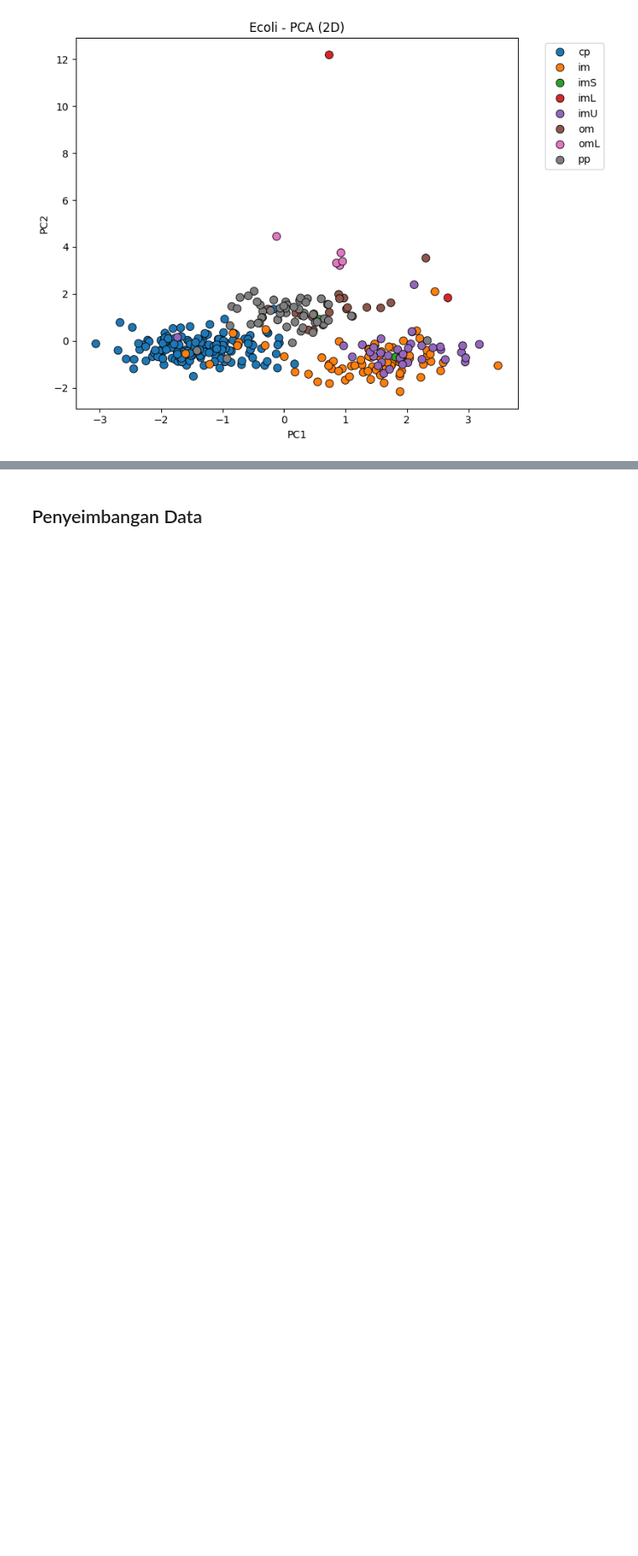
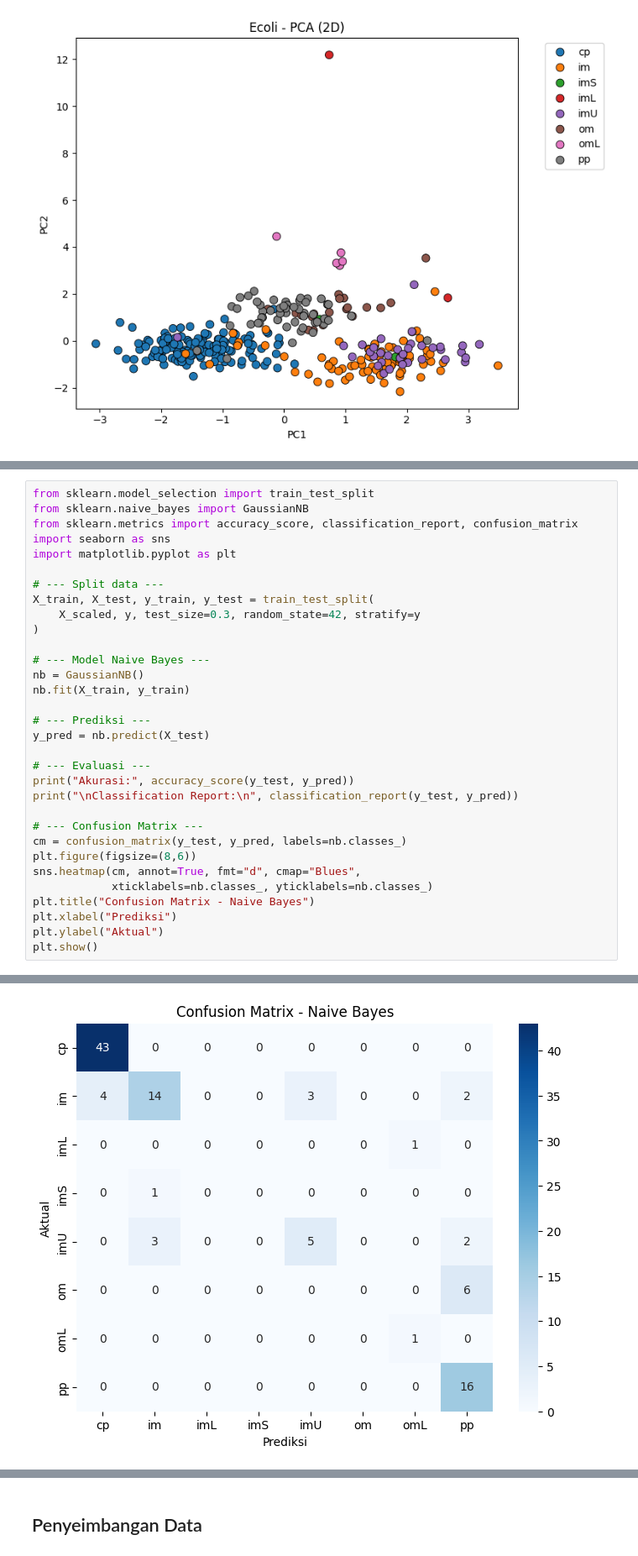
Before and after one commit to AmeliaSafitri/PSD, a Jupyter notebook: _sources/Penyeimbangan_dataset.ipynb, the cells around one changed output, grey strips where cells are left out. Shown at 84% size. Cells and saved outputs as stored; diff of their text form; blank space fills up the shorter version.

```diff
--- a/_sources/Penyeimbangan_dataset.ipynb
+++ b/_sources/Penyeimbangan_dataset.ipynb
@@ -133,0 +177,33 @@ plt.show()
+# %%
+from sklearn.model_selection import train_test_split
+from sklearn.naive_bayes import GaussianNB
+from sklearn.metrics import accuracy_score, classification_report, confusion_matrix
+import seaborn as sns
+import matplotlib.pyplot as plt
+
+# --- Split data ---
+X_train, X_test, y_train, y_test = train_test_split(
+    X_scaled, y, test_size=0.3, random_state=42, stratify=y
+)
+
+# --- Model Naive Bayes ---
+nb = GaussianNB()
+nb.fit(X_train, y_train)
+
+# --- Prediksi ---
+y_pred = nb.predict(X_test)
+
+# --- Evaluasi ---
+print("Akurasi:", accuracy_score(y_test, y_pred))
+print("\nClassification Report:\n", classification_report(y_test, y_pred))
+
+# --- Confusion Matrix ---
+cm = confusion_matrix(y_test, y_pred, labels=nb.classes_)
+plt.figure(figsize=(8,6))
+sns.heatmap(cm, annot=True, fmt="d", cmap="Blues",
+            xticklabels=nb.classes_, yticklabels=nb.classes_)
+plt.title("Confusion Matrix - Naive Bayes")
+plt.xlabel("Prediksi")
+plt.ylabel("Aktual")
+plt.show()
+# %% [output]
@@ -133,0 +227 @@ plt.show()
+[figure, added]
```
Also changed, not shown: parts of 42 cells of this notebook, 21 other files.
